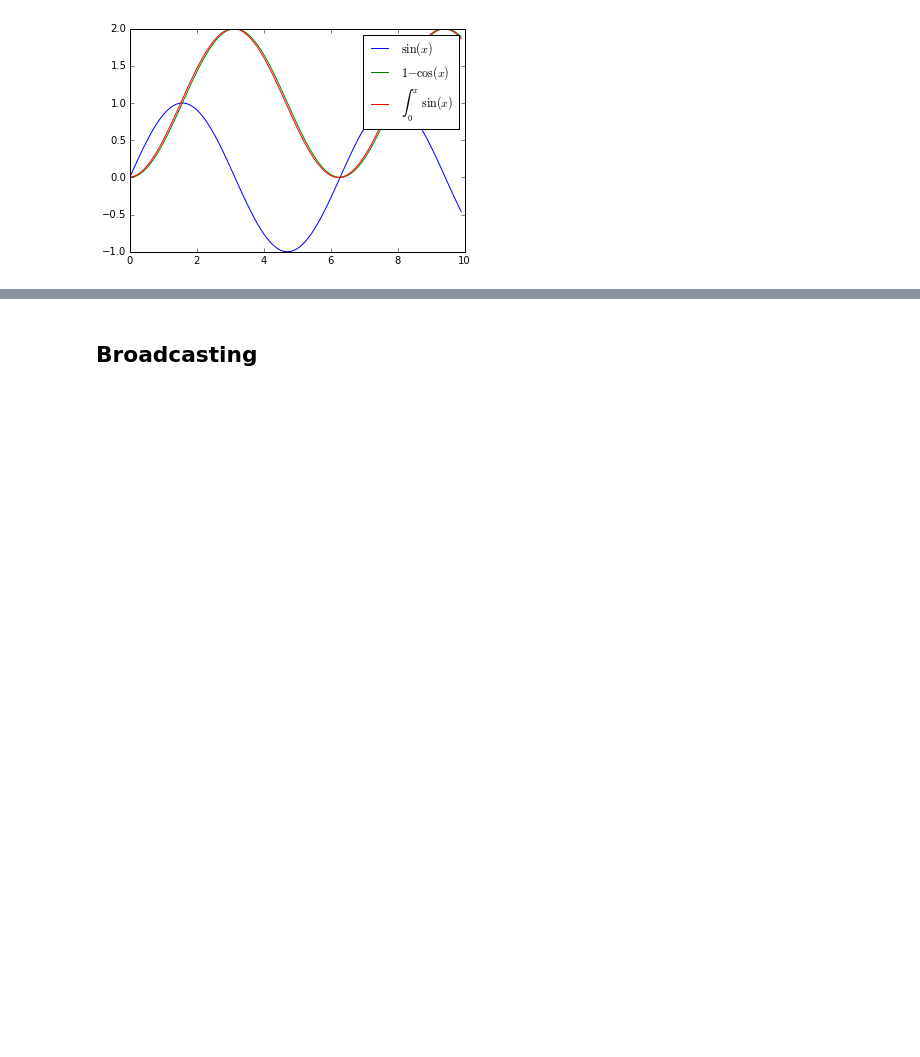
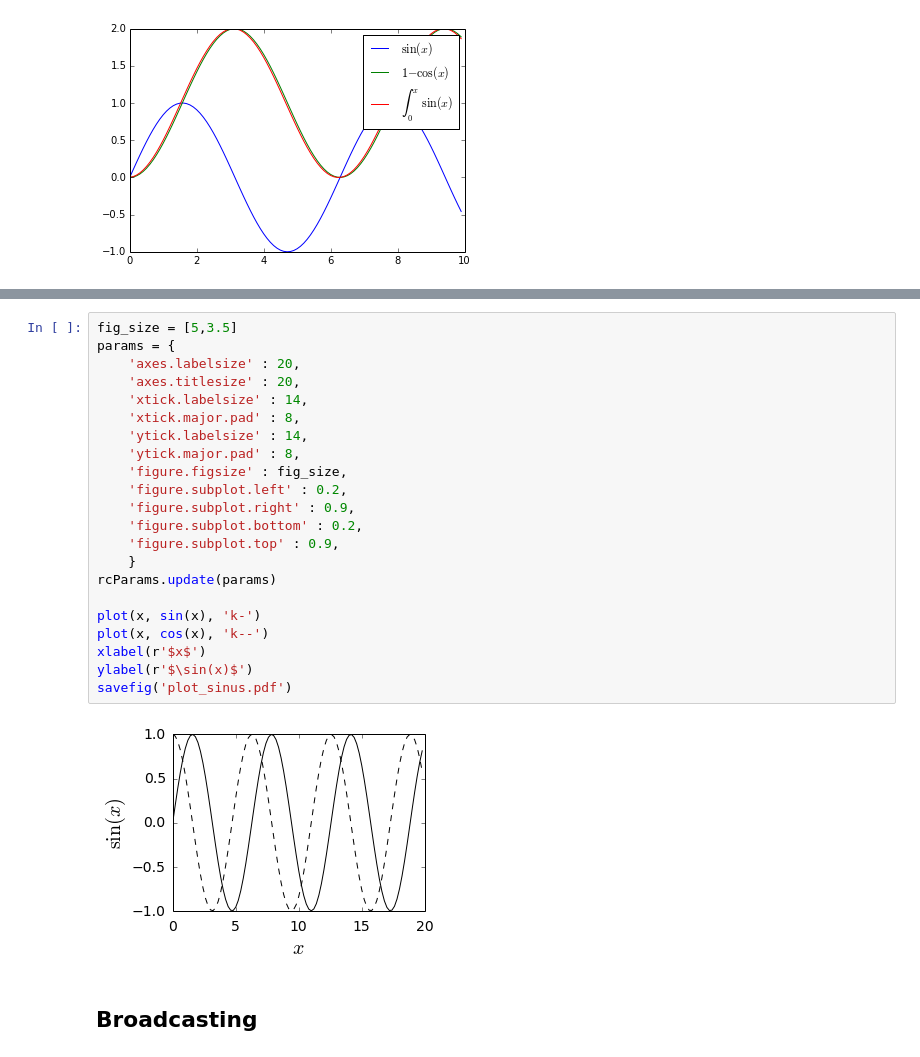
Before and after one commit to pdebuyl/intro_python_scientifique, a Jupyter notebook: intro.ipynb, the cells around one changed output, grey strips where cells are left out. Drawn from its saved outputs; the diff is of its cells as text; blank space fills up the shorter version.

```diff
--- a/intro.ipynb
+++ b/intro.ipynb
@@ -451,3 +459,27 @@ legend()
+# %%
+fig_size = [5,3.5]
+params = {
+    'axes.labelsize' : 20,
+    'axes.titlesize' : 20,
+    'xtick.labelsize' : 14,
+    'xtick.major.pad' : 8,
+    'ytick.labelsize' : 14,
+    'ytick.major.pad' : 8,
+    'figure.figsize' : fig_size,
+    'figure.subplot.left' : 0.2,
+    'figure.subplot.right' : 0.9,
+    'figure.subplot.bottom' : 0.2,
+    'figure.subplot.top' : 0.9,
+    }
+rcParams.update(params)
+
+plot(x, sin(x), 'k-')
+plot(x, cos(x), 'k--')
+xlabel(r'$x$')
+ylabel(r'$\sin(x)$')
+savefig('plot_sinus.pdf')
+# %% [output]
+[figure, added]
 # %% [markdown]
 ## Broadcasting
 # %% [markdown]
```
Also changed, not shown: parts of 1 cell of this notebook.
